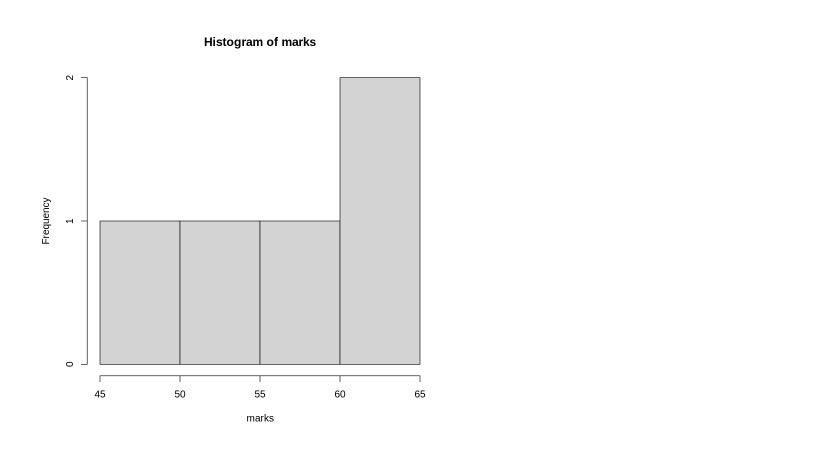
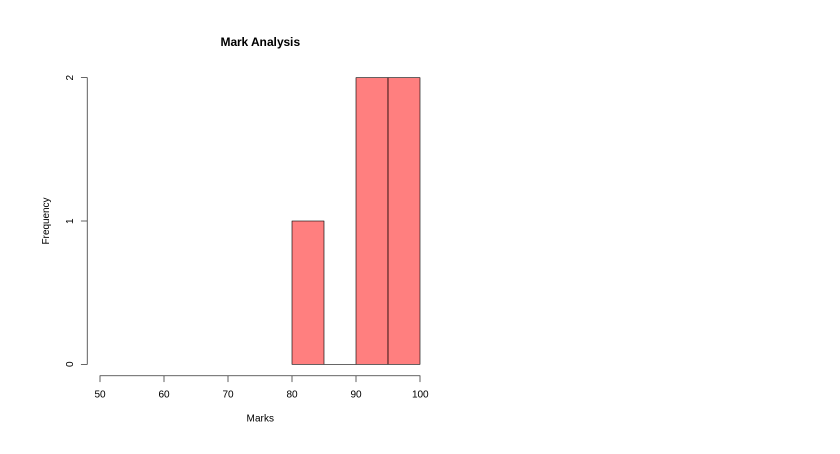
Before and after one commit to amrutha206/amrutha206, a Jupyter notebook: R-basics/google-colab-r.ipynb, the cells around one changed output. Drawn from its saved outputs; the diff is of its cells as text; code cells hidden in the pictures.

```diff
--- a/R-basics/google-colab-r.ipynb
+++ b/R-basics/google-colab-r.ipynb
@@ -1,7 +1,15 @@
 # %% [markdown]
 <a href="https://colab.research.google.com/github/amrutha206/amrutha206/blob/main/R-basics/google-colab-r.ipynb" target="_parent"><img src="https://colab.research.google.com/assets/colab-badge.svg" alt="Open In Colab"/></a>
-# %%
-marks <- c(45,55,65,60,62)
-hist(marks)
-# %% [output]
-[figure, removed]
+# %%
+agan <- c(98,99,95,92,80)
+kural <- c(85,97,93,100,79)
+paari <-c (55,63,85,79,60)
+# %%
+hist (agan,
+      col = rgb(1,0,0,0.5),
+          xlim = c(50,100),
+          main = "Mark Analysis",
+          xlab = "Marks"
+          )
+# %% [output]
+[figure, added]
```
Also changed, not shown: parts of 3 cells of this notebook.
